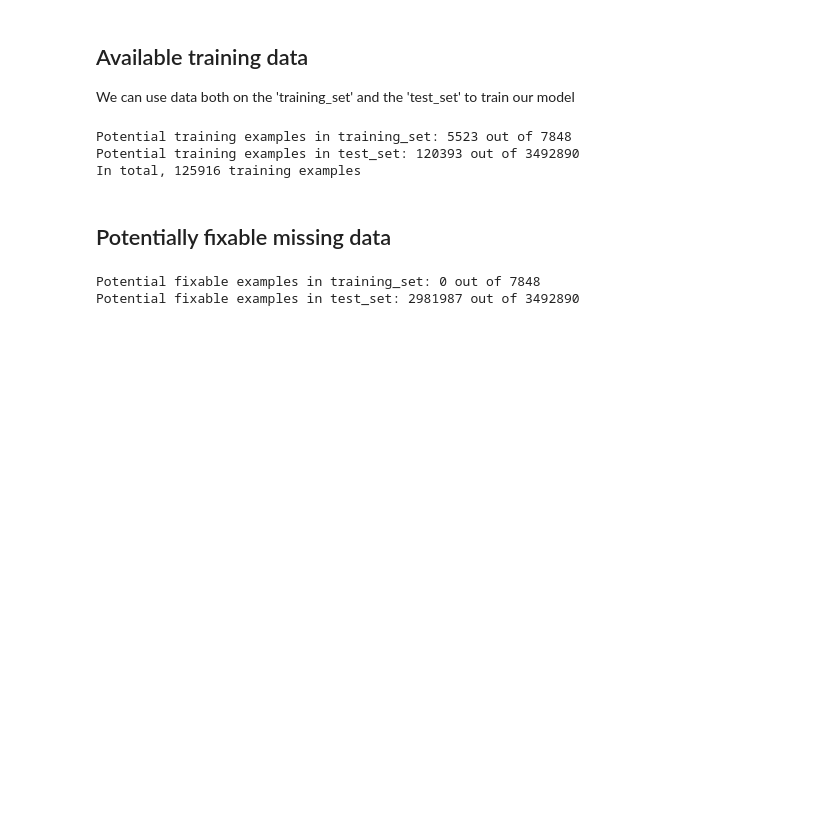
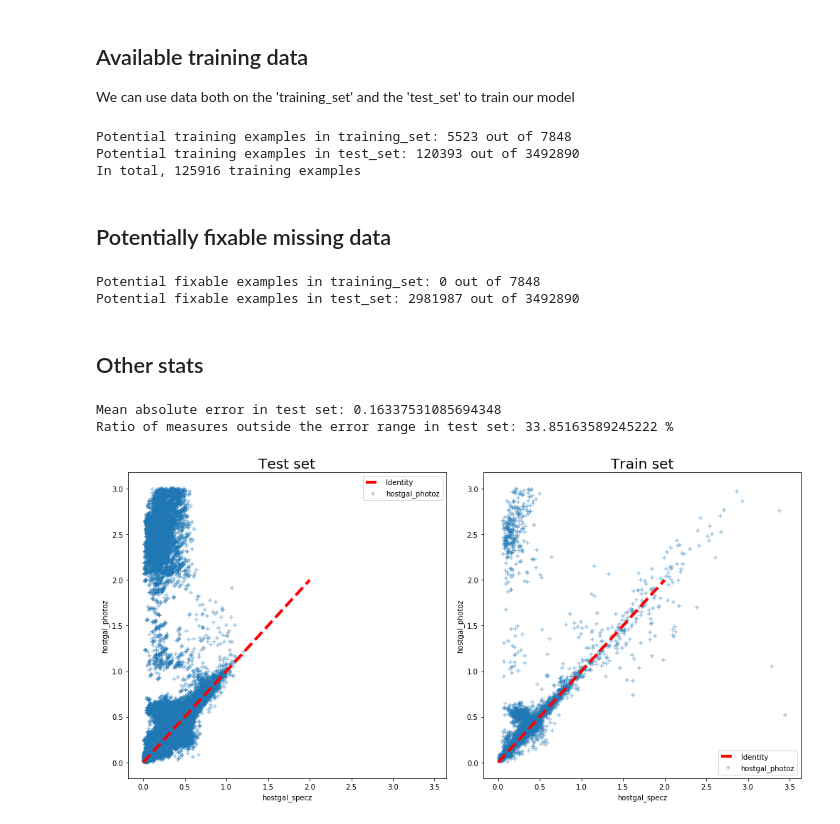
Before and after one commit to milesial/PLAsTiCC-2018, a Jupyter notebook: notebooks/redshift_correction.ipynb, the cells around one changed output. Drawn from its saved outputs; the diff is of its cells as text; code cells hidden in the pictures; blank space fills up the shorter version.

Commit message:
Visualisation and more stats in redshift notebook

```diff
--- a/notebooks/redshift_correction.ipynb
+++ b/notebooks/redshift_correction.ipynb
@@ -17,14 +17,18 @@ test_metadata = pd.read_csv('../data/test_set_metadata.csv')
 
 We can use data both on the 'training_set' and the 'test_set' to train our model
 # %%
-def get_valid_rows_count(df):
-    """ Get the number of rows that have all redshift measures (for training) """
+def get_valid_rows_mask(df):
+    """ Get the mask to get rows with all redshift measures (for training) """
     return ((df['hostgal_specz'] != 0) & (df['hostgal_specz'].notnull()) \
           & (df['hostgal_photoz'] != 0) & (df['hostgal_photoz'].notnull()) \
           & (df['hostgal_photoz_err'] != 0) & df['hostgal_photoz_err'].notnull() \
           & (df['mwebv'] != 0) & df['mwebv'].notnull()
           & (df['distmod'] != 0) & df['distmod'].notnull()
-          & (df['ddf'].notnull())).sum()
+          & (df['ddf'].notnull()))
+
+def get_valid_rows_count(df):
+    """ Get the number of rows that have all redshift measures (for training) """
+    return get_valid_rows_mask(df).sum()
 # %%
 train_valid = get_valid_rows_count(train_metadata)
 train_total = len(train_metadata)
@@ -58,3 +62,43 @@ print(f'Potential fixable examples in test_set: {test_fix} out of {test_total}')
 # %% [output]
 Potential fixable examples in training_set: 0 out of 7848
 Potential fixable examples in test_set: 2981987 out of 3492890
+# %% [markdown]
+## Other stats
+# %%
+test_rows = test_metadata[get_valid_rows_mask(test_metadata)]
+diff = test_rows['hostgal_photoz'] - test_rows['hostgal_specz']
+diff_mean = diff.abs().mean()
+print(f'Mean absolute error in test set: {diff_mean}')
+
+ratio_over = (diff.abs() > test_rows['hostgal_photoz_err']).mean()
+print(f'Ratio of measures outside the error range in test set: {ratio_over * 100} %')
+# %% [output]
+Mean absolute error in test set: 0.16337531085694348
+Ratio of measures outside the error range in test set: 33.85163589245222 %
+# %%
+import matplotlib.pyplot as plt
+%matplotlib inline
+
+train_rows = train_metadata[get_valid_rows_mask(train_metadata)]
+
+
+plt.figure(figsize=(14,7))
+
+ax1 = plt.subplot(1, 2, 1)
+plt.title('Test set', fontsize=20)
+scat = plt.scatter(test_rows['hostgal_specz'], test_rows['hostgal_photoz'], marker='+', alpha=0.4)
+ident = plt.plot([0, 2], [0, 2], '--r', linewidth=4, label='Identity')
+plt.xlabel('hostgal_specz')
+plt.ylabel('hostgal_photoz')
+plt.legend()
+
+ax2 = plt.subplot(1, 2, 2, sharex=ax1, sharey=ax1)
+plt.title('Train set', fontsize=20)
+scat = plt.scatter(train_rows['hostgal_specz'], train_rows['hostgal_photoz'], marker='+', alpha=0.4)
+ident = plt.plot([0, 2], [0, 2], '--r', linewidth=4, label='Identity')
+plt.xlabel('hostgal_specz')
+plt.ylabel('hostgal_photoz')
+plt.legend()
+plt.tight_layout()
+# %% [output]
+[figure, added]
```
